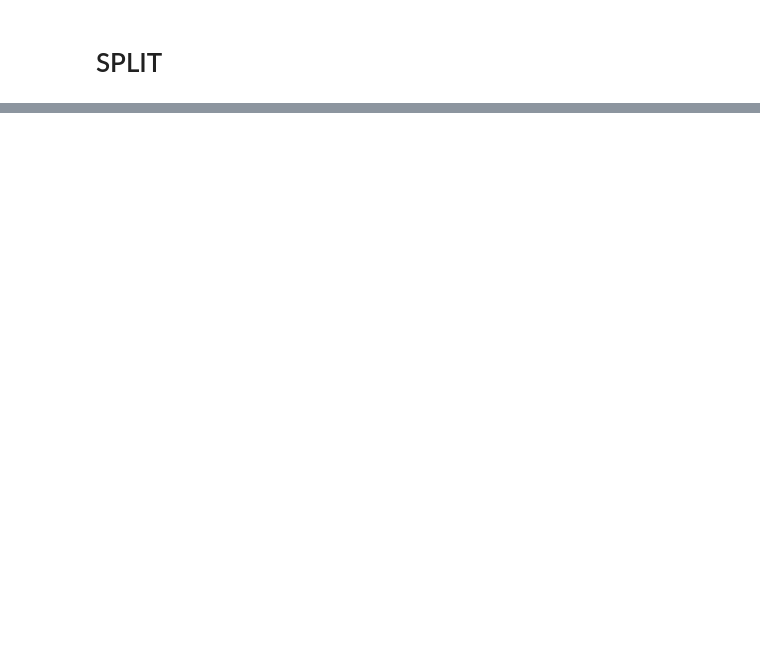
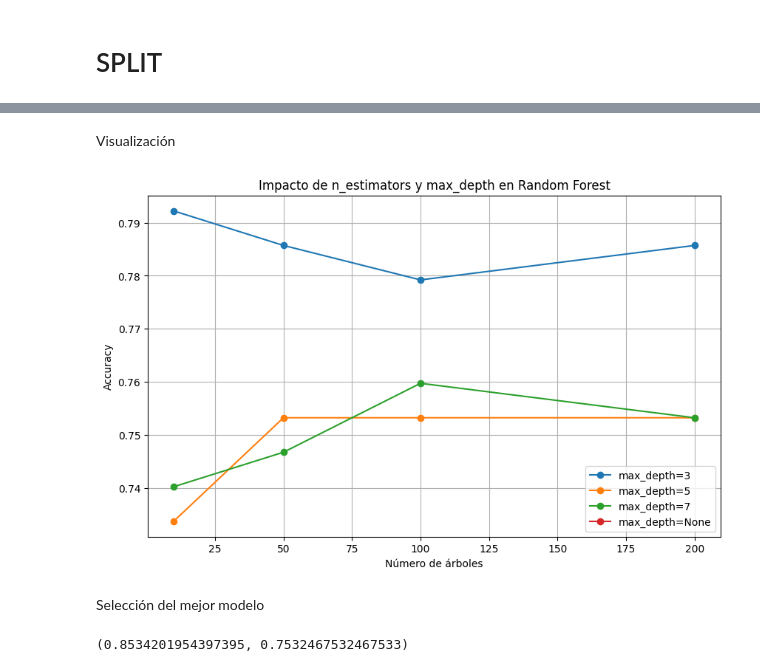
Before and after one commit to 4GeeksAcademy/marcoakai_machine_learning, a Jupyter notebook: src/05-random-forest-diabetes.ipynb, the cells around one changed output, grey strips where cells are left out. Drawn from its saved outputs; the diff is of its cells as text; code cells hidden in the pictures; blank space fills up the shorter version.

```diff
--- a/src/05-random-forest-diabetes.ipynb
+++ b/src/05-random-forest-diabetes.ipynb
@@ -18,0 +43,15 @@ NameError: name 'train_test_split' is not defined
+# %%
+n_estimators_list = [10, 50, 100, 200]
+max_depth_list = [3, 5, 7, None]
+
+results = []
+
+for n in n_estimators_list:
+    for depth in max_depth_list:
+        model = RandomForestClassifier(n_estimators=n, max_depth=depth, random_state=42)
+        model.fit(X_train, y_train)
+        y_pred = model.predict(X_test)
+        acc = accuracy_score(y_test, y_pred)
+
+        results.append((n, depth, acc))
+results
@@ -18,0 +75,43 @@ NameError: name 'train_test_split' is not defined
+# %% [markdown]
+Visualización
+# %%
+results_df = pd.DataFrame(
+    results,
+    columns=["n_estimators", "max_depth", "accuracy"]
+)
+
+plt.figure(figsize=(10, 6))
+
+for depth in max_depth_list:
+    subset = results_df[results_df["max_depth"] == depth]
+    plt.plot(
+        subset["n_estimators"],
+        subset["accuracy"],
+        marker="o",
+        label=f"max_depth={depth}"
+    )
+
+plt.xlabel("Número de árboles")
+plt.ylabel("Accuracy")
+plt.title("Impacto de n_estimators y max_depth en Random Forest")
+plt.legend()
+plt.grid(True)
+plt.show()
+# %% [output]
+[figure, added]
+# %% [markdown]
+Selección del mejor modelo
+# %%
+best_model = RandomForestClassifier(n_estimators=100, max_depth=5, random_state=42)
+
+best_model.fit(X_train, y_train)
+
+y_pred_test = best_model.predict(X_test)
+y_pred_train = best_model.predict(X_train)
+
+accuracy_test = accuracy_score(y_test, y_pred_test)
+accuracy_train = accuracy_score(y_train, y_pred_train)
+
+accuracy_train, accuracy_test
+# %% [output]
+(0.8534201954397395, 0.7532467532467533)
```
Also changed, not shown: parts of 11 cells of this notebook, 2 other files.
